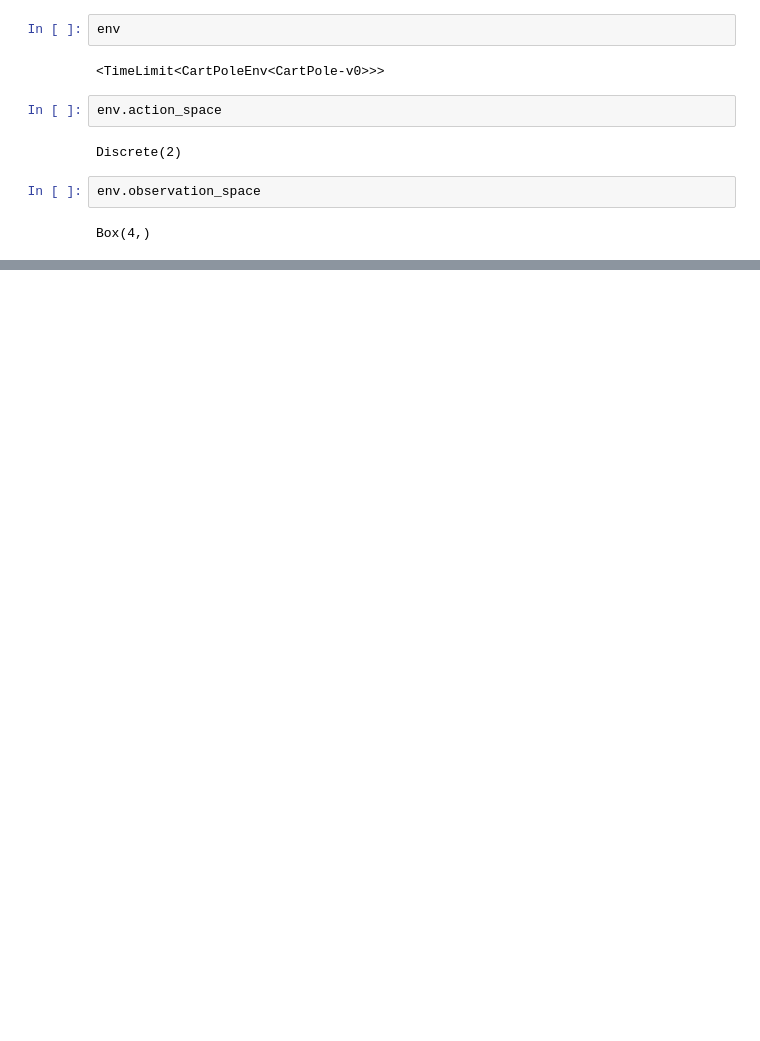
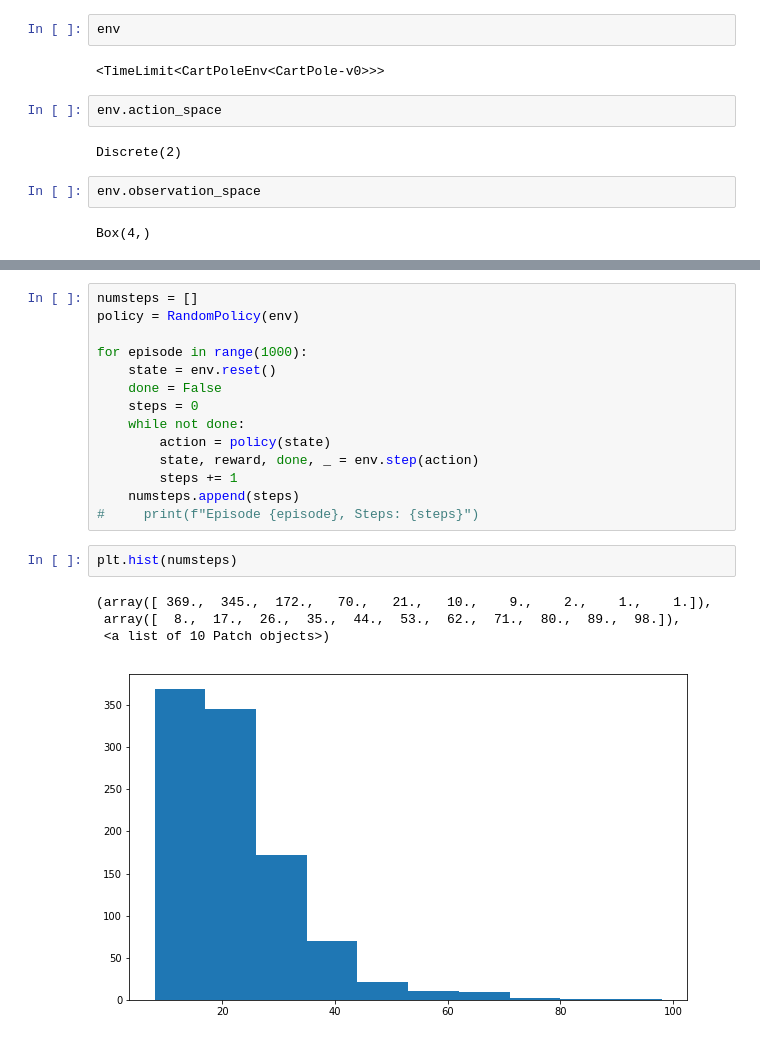
Before and after one commit to gvacaliuc/lspi, a Jupyter notebook: lspi.ipynb, the cells around one changed output, grey strips where cells are left out. Saved outputs shown, nothing was run; the diff lists cells and outputs as text; blank space fills up the shorter version.

```diff
--- a/lspi.ipynb
+++ b/lspi.ipynb
@@ -331,0 +437,21 @@ lspi.itr_
+# %%
+numsteps = []
+policy = RandomPolicy(env)
+
+for episode in range(1000):
+    state = env.reset()
+    done = False
+    steps = 0
+    while not done:
+        action = policy(state)
+        state, reward, done, _ = env.step(action)
+        steps += 1
+    numsteps.append(steps)
+#     print(f"Episode {episode}, Steps: {steps}")
+# %%
+plt.hist(numsteps)
+# %% [output]
+(array([ 369.,  345.,  172.,   70.,   21.,   10.,    9.,    2.,    1.,    1.]),
+ array([  8.,  17.,  26.,  35.,  44.,  53.,  62.,  71.,  80.,  89.,  98.]),
+ <a list of 10 Patch objects>)
+[figure, added]
```
Also changed, not shown: parts of 27 cells of this notebook.
